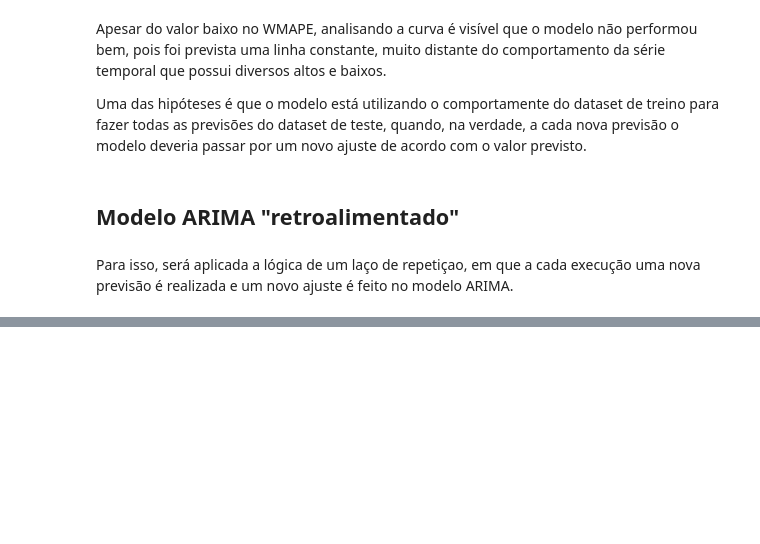
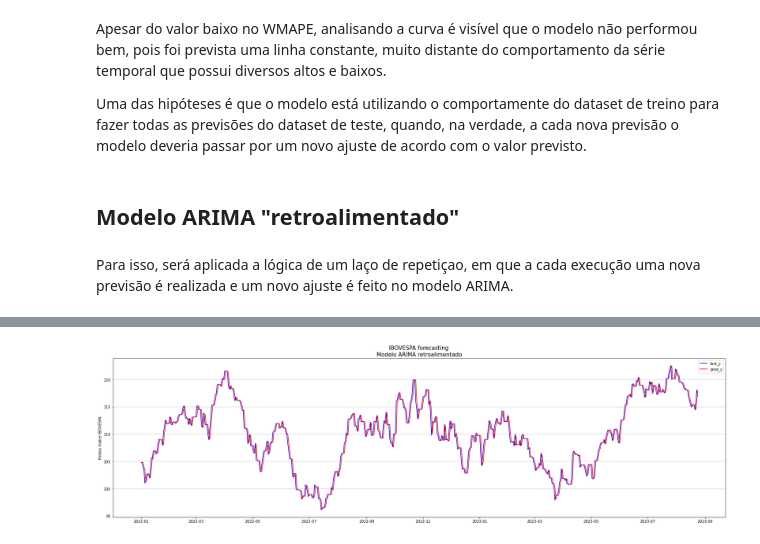
Before and after one commit to jackson-simionato/fase2_pos_tech, a Jupyter notebook: Fase2_Tech_Challenge/Fase2_Tech_Challenge.ipynb, the cells around one changed output, grey strips where cells are left out. Drawn from its saved outputs; the diff is of its cells as text; code cells hidden in the pictures; blank space fills up the shorter version.

```diff
--- a/Fase2_Tech_Challenge/Fase2_Tech_Challenge.ipynb
+++ b/Fase2_Tech_Challenge/Fase2_Tech_Challenge.ipynb
@@ -933,16 +977,23 @@ DatetimeIndex(['2010-01-04', '2010-01-05', '2010-01-06', '2010-01-07',
 import warnings
 warnings.filterwarnings("ignore")
 # %%
+y_pred_step = []
 history = train_set.copy()
 
-for i in range(len(test_set))[:20]:
-    model_arima = ARIMA(history, order=(4,1,1))
+for i in range(len(test_set)):
+    model_arima = ARIMA(history, order=(5,1,0))
     model_arima_fit = model_arima.fit()
+
     output = model_arima_fit.forecast(disp=0)
     yhat = output[0]
     y_pred_step.append(yhat)
+
     obs = test_set.values[i]
+
     history = history.append(pd.DataFrame({'y':obs}, index=[test_set.index[i]]))
 
     print('predicted=%f, expected=%f' % (yhat, obs))
+
+y_pred = test_set.copy()
+y_pred.y = y_pred_step
 # %% [output]
@@ -968,0 +1039,18 @@ predicted=107.904168, expected=109.102000
+# %%
+fig, ax = plt.subplots(figsize=(30,8))
+
+#sns.lineplot(train_set, x='ds', y='y', ax=ax, label='train_y', color='black')
+sns.lineplot(test_set, x='ds', y='y', ax=ax, color='blue', label='test_y')
+sns.lineplot(y_pred, ax=ax, x='ds', y='y',color='red', label='pred_y')
+
+ax.grid(True, color='black', linewidth=0.2, axis='y')
+
+ax.legend()
+
+ax.set_title('IBOVESPA forecasting \nModelo ARIMA retroalimentado', fontsize=15)
+ax.set_xlabel('')
+ax.set_ylabel('Pontos índice IBOVESPA')
+
+plt.show()
+# %% [output]
+[figure, added]
```
Also changed, not shown: parts of 10 cells of this notebook.
